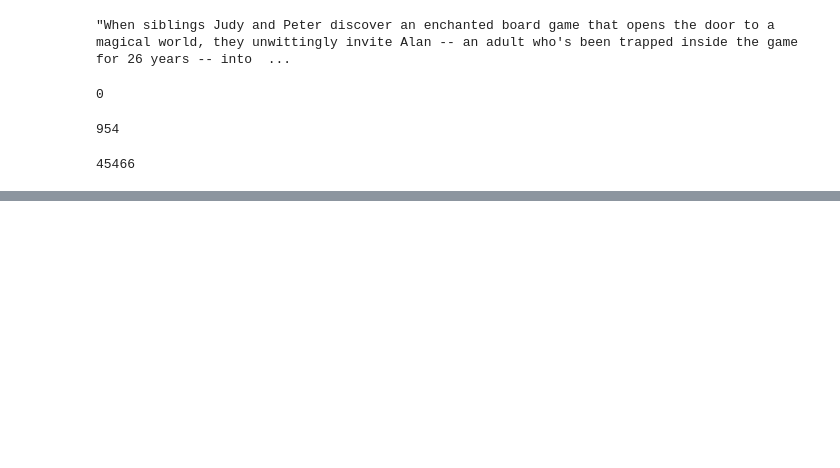
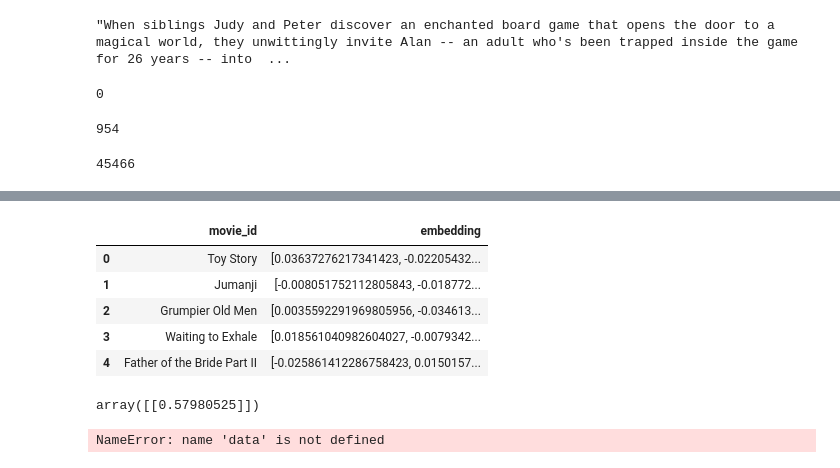
Before and after one commit to abhi7991/Neo4j-Demo, a Jupyter notebook: embed_gen_vertexai.ipynb, the cells around one changed output, grey strips where cells are left out. Drawn from its saved outputs; the diff is of its cells as text; code cells hidden in the pictures; blank space fills up the shorter version.

```diff
--- a/embed_gen_vertexai.ipynb
+++ b/embed_gen_vertexai.ipynb
@@ -112,3 +145,6 @@ No embedding found for 'Toy Story'
+# %%
+with open('movie_embeddings_short.pickle', 'rb') as f:
+    embedding_dict2 = pickle.load(f)
 # %%
 for key, value in embedding_dict.items():
     print(f"Embedding for '{key}': {value}")
@@ -133,0 +187,17 @@ Embedding for '862': [ 3.02489884e-02 -4.13589254e-02  9.56019200e-03  2.9986819
+# %%
+df1.head()
+# %% [output]
+|  | movie_id | embedding |
+| 0 | Toy Story | [0.03637276217341423, -0.02205432... |
+| 1 | Jumanji | [-0.008051752112805843, -0.018772... |
+| 2 | Grumpier Old Men | [0.0035592291969805956, -0.034613... |
+| 3 | Waiting to Exhale | [0.018561040982604027, -0.0079342... |
+| 4 | Father of the Bride Part II | [-0.025861412286758423, 0.0150157... |
+# %%
+cosine_similarity([embedding_dict['Jumanji']], [embedding_dict2['Jumanji']])
+# %% [output]
+array([[0.57980525]])
+# %%
+data.head(1)
+# %% [output]
+NameError: name 'data' is not defined
```
Also changed, not shown: parts of 32 cells of this notebook, 1 other file.
